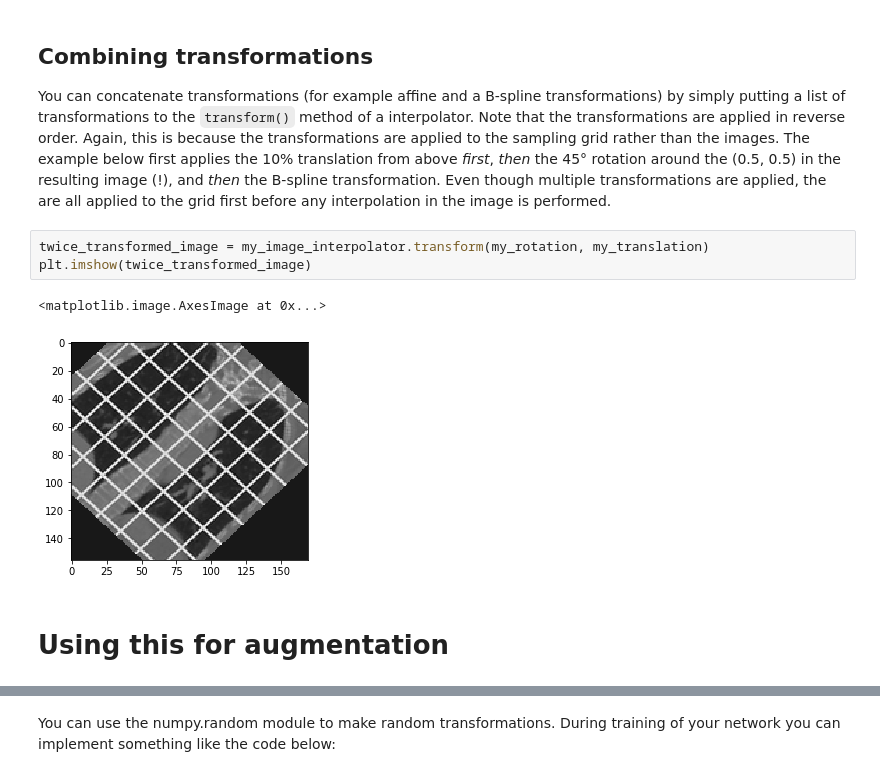
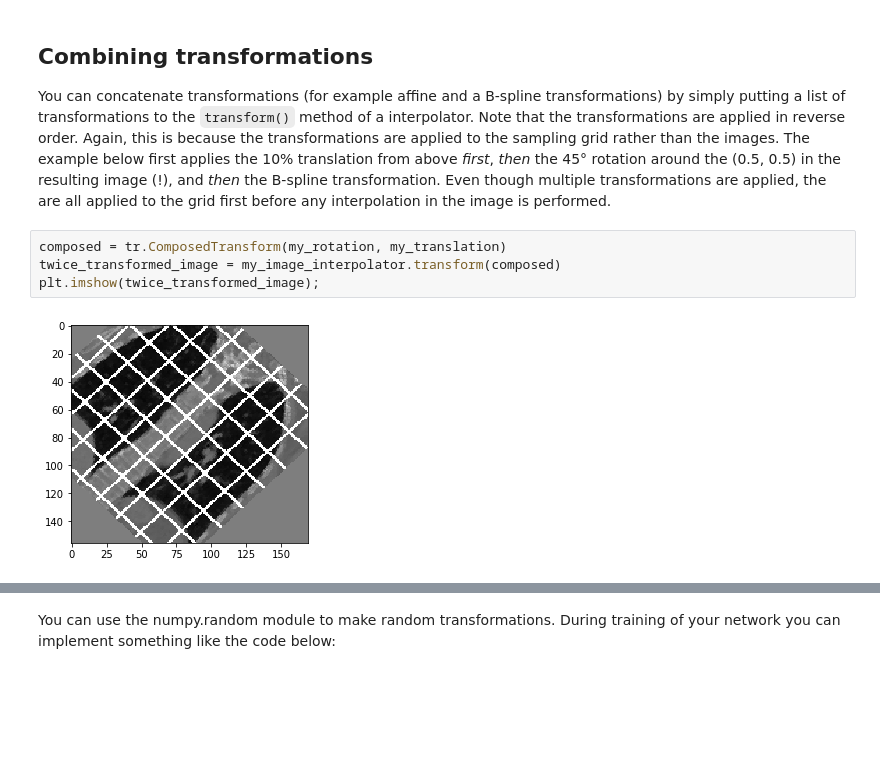
Before and after one commit to tueimage/gryds, a Jupyter notebook: tutorial.ipynb, the cells around one changed output, grey strips where cells are left out. Cells and saved outputs as stored; diff of their text form; blank space fills up the shorter version.

Commit message:
Added ComposedTransform class for compositions of multiple transformations. Made changes to tutorial notebook as well.

```diff
--- a/tutorial.ipynb
+++ b/tutorial.ipynb
@@ -186,10 +197,8 @@ ax[1].set_title('Folding map');
 
 You can concatenate transformations (for example affine and a B-spline transformations) by simply putting a list of transformations to the `transform()` method of a interpolator. Note that the transformations are applied in reverse order. Again, this is because the transformations are applied to the sampling grid rather than the images. The example below first applies the 10% translation from above *first*, *then* the 45° rotation around the (0.5, 0.5) in the resulting image (!), and *then* the B-spline transformation. Even though multiple transformations are applied, the are all applied to the grid first before any interpolation in the image is performed.
 # %%
-twice_transformed_image = my_image_interpolator.transform(my_rotation, my_translation)
-plt.imshow(twice_transformed_image)
+composed = tr.ComposedTransform(my_rotation, my_translation)
+twice_transformed_image = my_image_interpolator.transform(composed)
+plt.imshow(twice_transformed_image);
 # %% [output]
-<matplotlib.image.AxesImage at 0x...>
-[figure, old version]
+[figure, new version]
-# %% [markdown]
-# Using this for augmentation
```
Also changed, not shown: parts of 23 cells of this notebook, 2 other files.
